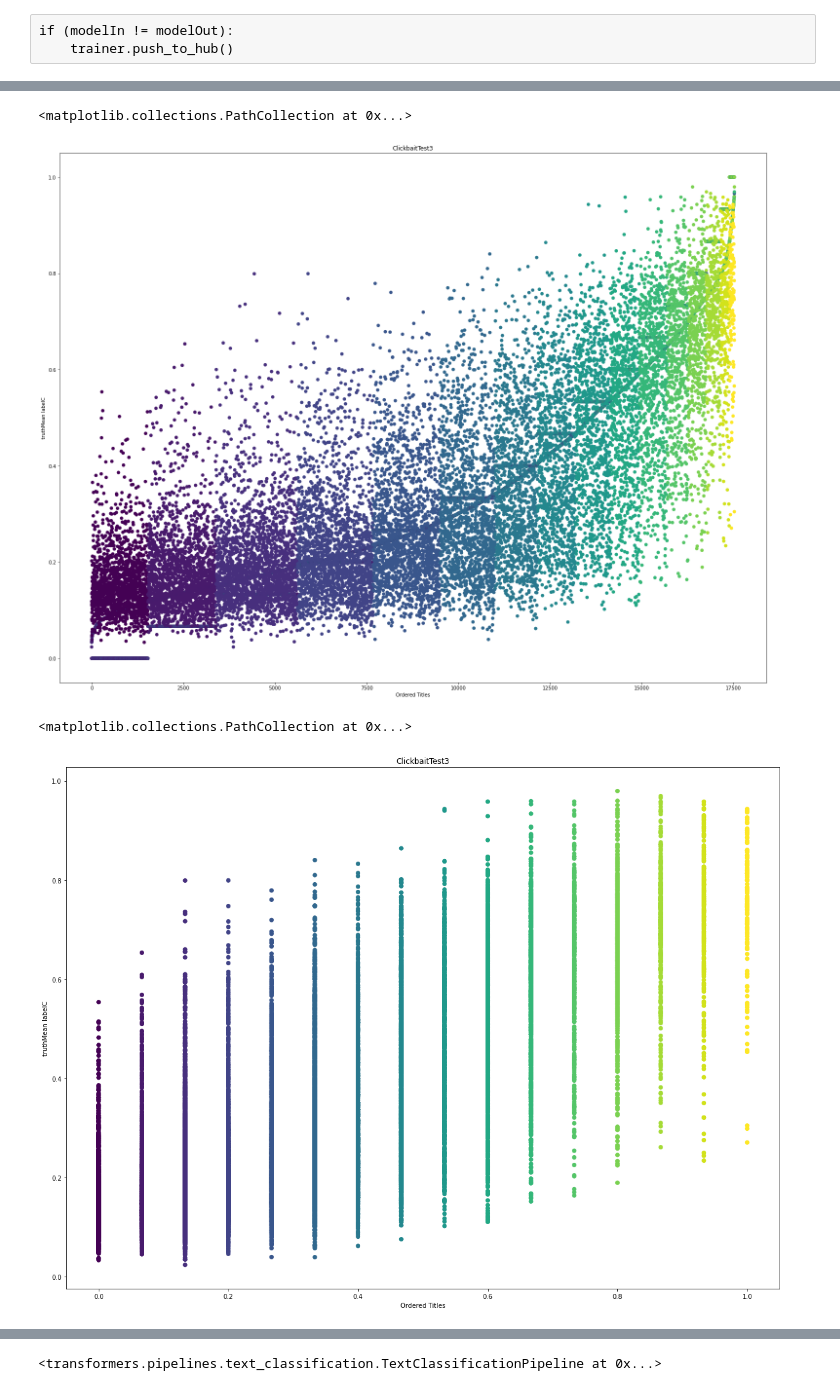
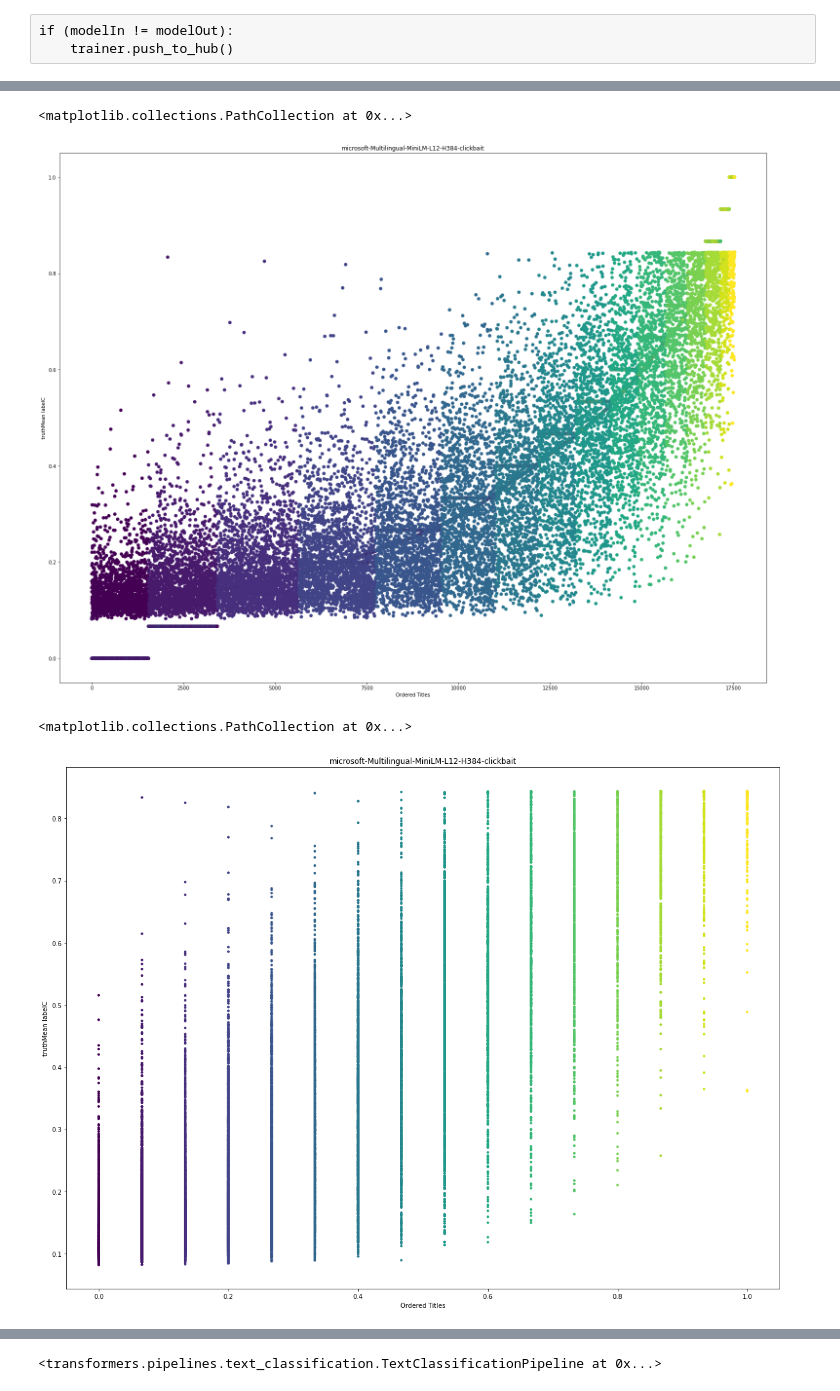
Before and after one commit to caush/Clickbait, a Jupyter notebook: CuratedToModel.ipynb, the cells around one changed output, grey strips where cells are left out. Cells and saved outputs as stored; diff of their text form; code cells hidden in the pictures.

```diff
--- a/CuratedToModel.ipynb
+++ b/CuratedToModel.ipynb
@@ -1,6 +1,6 @@
 # %%
-modelIn = "ClickbaitTest3"
-modelOut = "ClickbaitTest4"
+modelIn = "microsoft-Multilingual-MiniLM-L12-H384-clickbait"
+modelOut = "microsoft-Multilingual-MiniLM-L12-H384-clickbait2"
 
                                               # "cmarkea/distilcamembert-base-sentiment"
                                               # "cmarkea/distilcamembert-base" (accuracy=0,69)
@@ -242,19 +244,18 @@ def compute_metrics(eval_preds):
 # %%
-from transformers import TrainingArguments
-
 training_args = TrainingArguments(modelOut,
                                   evaluation_strategy= "steps", # "epoch",
                                   eval_steps = 50, # Evaluation and Save happens every 50 steps
-                                  # save_steps = 50,
-                                  # save_total_limit = 5, # Only last 5 models are saved. Older ones are deleted.
+                                  save_steps = 50,
+                                  save_total_limit = 10, # Only last 5 models are saved. Older ones are deleted.
                                   num_train_epochs = 4,
                                   optim= 'adamw_torch',
                                   per_device_train_batch_size = 16,
                                   per_device_eval_batch_size = 16,
                                   learning_rate=learning_rate,
                                   weight_decay=weight_decay,
-                                  #push_to_hub=push_to_hub,
-                                  metric_for_best_model = 'accuracy' if num_labels == 2 else 'mse' if num_labels == 1 else 'matthews_correlation',
+                                  # push_to_hub=push_to_hub,
+                                  # metric_for_best_model = 'accuracy' if num_labels == 2 else 'mse' if num_labels == 1 else 'matthews_correlation',
+                                  # greater_is_better = (num_labels != 1)
                                   load_best_model_at_end=True
                                  )
 # %%
@@ -271,7 +272,7 @@ trainer = Trainer(model,
                   data_collator=data_collator,
                   tokenizer=tokenizer,
                   compute_metrics = compute_metrics,
-                  callbacks = [EarlyStoppingCallback(early_stopping_patience=3)], #3
+                  callbacks = [EarlyStoppingCallback(early_stopping_patience=10)], #3
                   # optimizers=(torch.optim.AdamW, torch.optim.lr_scheduler.LambdaLR)
                  )
 # %%
@@ -432,28 +431,28 @@ y3 = tct1[computedOutput]
 plt.scatter(x3, y3, c = color2, marker = "o", label = "Array elements")
 # %% [output]
 <matplotlib.collections.PathCollection at 0x...>
-[figure, old version]
+[figure, new version]
 # %%
 plt.figure(figsize=(20, 15))
 plt.title(modelIn)
 plt.xlabel("Ordered Titles")
 
 plt.ylabel(actualOutput + " " + computedOutput)
 
 x = np.array(range(0, tct1.shape[0]))
 y = tct1[actualOutput]
 # plt.scatter(x, y, c = color1, marker = "o", label = "Array elements")
 
 x2 = np.array(range(0, tct2.shape[0]))
 y2 = tct2[computedOutput]
 # plt.scatter(x2, y2, c = color1, marker = "o", label = "Array elements")
 
 x3 = tct1[actualOutput]
 y3 = tct1[computedOutput]
-plt.scatter(x3, y3, c = color2, marker = "o", label = "Array elements")
+plt.scatter(x3, y3, c = color2, marker = ".", label = "Array elements")
 # %% [output]
 <matplotlib.collections.PathCollection at 0x...>
-[figure, old version]
+[figure, new version]
 # %%
 tct
 # %% [output]
```
Also changed, not shown: parts of 23 cells of this notebook.
